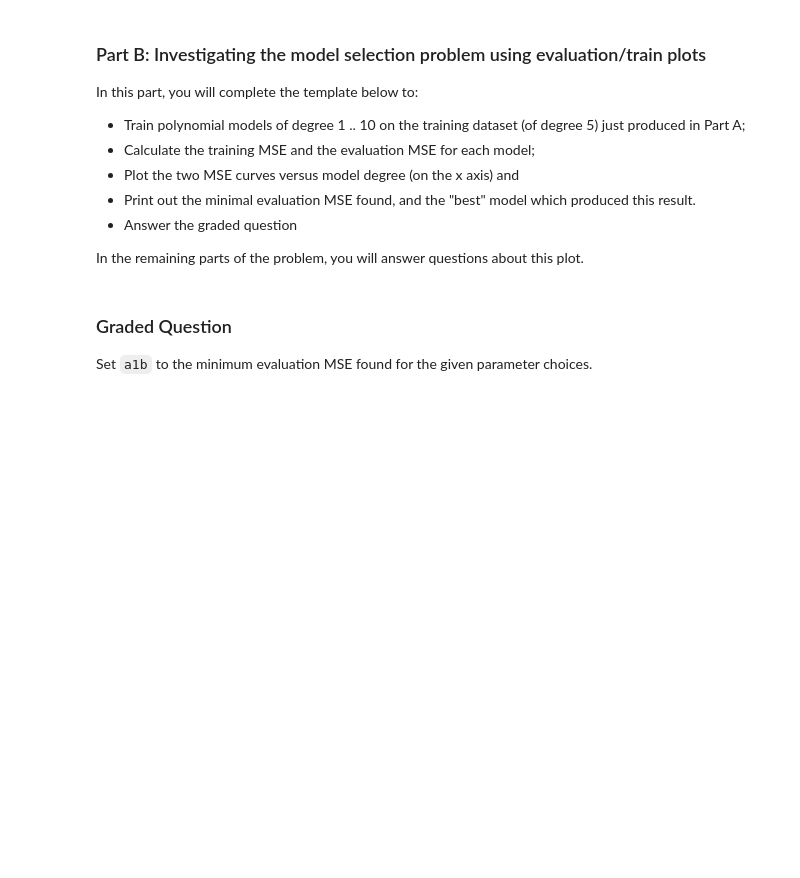
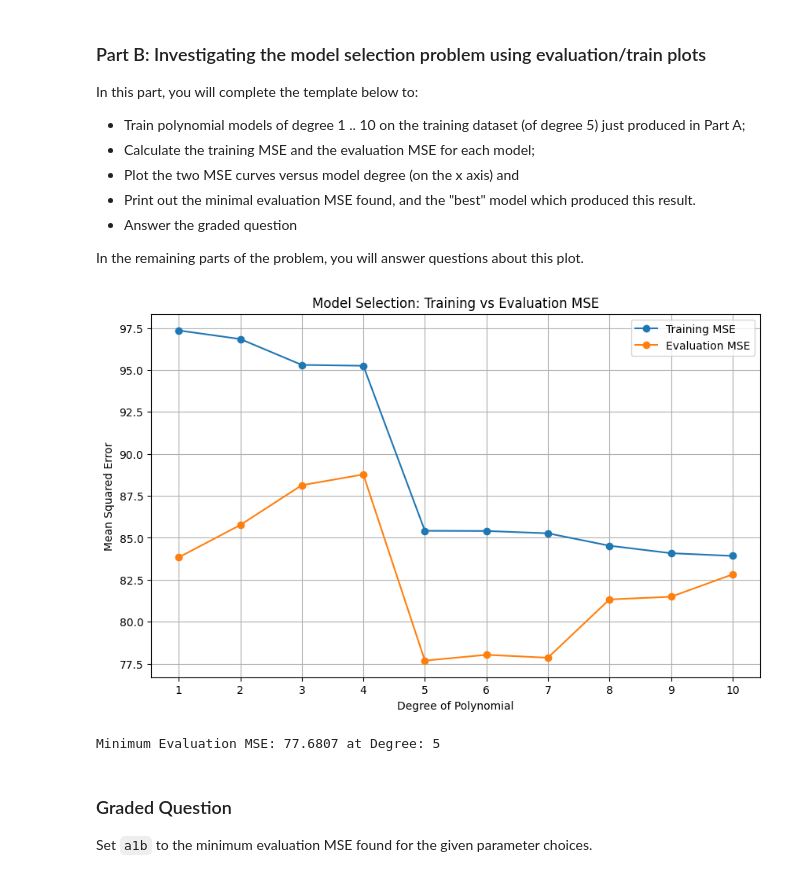
Before and after one commit to yy714x/Module-3-Assignments, a Jupyter notebook: Homework_03.ipynb, the cells around one changed output. Cells and saved outputs as stored; diff of their text form; code cells hidden in the pictures; blank space fills up the shorter version.

```diff
--- a/Homework_03.ipynb
+++ b/Homework_03.ipynb
@@ -161,41 +168,46 @@ In the remaining parts of the problem, you will answer questions about this plot
 # %%
 # Template for Problem One Part C
 
 degrees = range(1,11) # try polynomials of these degrees
 train_errors = []     # store training MSEs for each degree here
 evaluation_errors  = []     # store evaluation MSEs for each degree here
 
 for d in degrees:
 
-    pass             # remove: just to get the cell to run without error
+    pass
+    poly = PolynomialFeatures(degree=d)
+    X_train_poly = poly.fit_transform(X_train)
+    X_eval_poly = poly.transform(X_eval)
 
-    # Use PolynomialFeatures to transform the data into appropriate form for
-    # a polynomial model of degree d.
+    model = LinearRegression()
+    model.fit(X_train_poly, y_train)
 
-        # Your code here
+    y_train_pred = model.predict(X_train_poly)
+    y_eval_pred = model.predict(X_eval_poly)
 
-    # Fit a linear regression model on the transformed data
+    train_mse = mean_squared_error(y_train, y_train_pred)
+    eval_mse = mean_squared_error(y_eval, y_eval_pred)
 
-        # Your code here
+    train_errors.append(train_mse)
+    evaluation_errors.append(eval_mse)
 
-    # Predict on the train and evaluation sets
+plt.figure(figsize=(10, 6))
+plt.plot(degrees, train_errors, label='Training MSE', marker='o')
+plt.plot(degrees, evaluation_errors, label='Evaluation MSE', marker='o')
+plt.xlabel('Degree of Polynomial')
+plt.ylabel('Mean Squared Error')
+plt.title('Model Selection: Training vs Evaluation MSE')
+plt.xticks(degrees)
+plt.legend()
+plt.grid(True)
+plt.show()
 
-        # Your code here
-
-    # Calculate the MSEs and append to the appropriate lists
-
-        # Your code here
-
-
-# Plot training and evaluation MSEs vs degree of model using train_errors and evaluation_errors
-# Note that the x axis should have ticks for 1 .. 10 only
-
-# Your code here
-
-# Calculate and print out the minimal MSE for evaluation set and degree where it was obtained
-# Hint: notice carefully that the MSE lists are for degrees [1, 2, 3, ....]  (i.e., index + 1)
-
-# Your code here
+min_mse = min(evaluation_errors)
+best_degree = degrees[np.argmin(evaluation_errors)]
+print(f"Minimum Evaluation MSE: {min_mse:.4f} at Degree: {best_degree}")
+# %% [output]
+[figure, added]
+Minimum Evaluation MSE: 77.6807 at Degree: 5
 # %% [markdown]
 ### Graded Question
 
```
Also changed, not shown: parts of 27 cells of this notebook.
